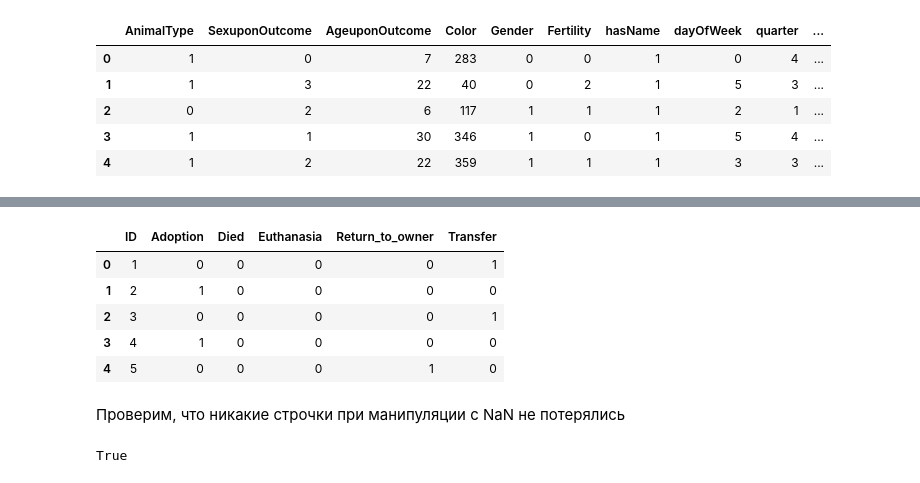
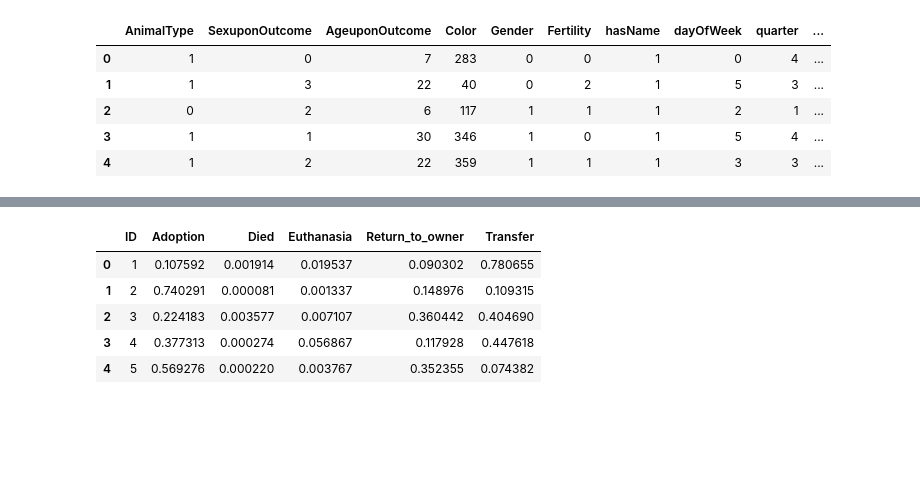
Before and after one commit to lithiumdenis/MLSchool, a Jupyter notebook: 3. Котики и собачки (исходные данные).ipynb, the cells around one changed output, grey strips where cells are left out. Saved outputs shown, nothing was run; the diff lists cells and outputs as text; code cells hidden in the pictures; blank space fills up the shorter version.

```diff
--- a/3. Котики и собачки (исходные данные).ipynb
+++ b/3. Котики и собачки (исходные данные).ipynb
@@ -527,11 +527,12 @@ from sklearn.neighbors import KNeighborsClassifier
 
 clf1 = LogisticRegression(random_state=1234)
 clf3 = GaussianNB()
+clf4 = RandomForestClassifier(random_state=1234)
 clf5 = KNeighborsClassifier()
 
 eclf = VotingClassifier(estimators=[
-    ('lr', clf1), ('gnb', clf3), ('knn', clf5)],
-                         voting='soft', weights=[1,1,2])
+    ('lr', clf1), ('gnb', clf3), ('knn', clf5), ('rf', clf4)],
+                         voting='soft', weights=[1,1,2,4])
 
 scores = cross_val_score(eclf, X_tr, y_tr)
 
@@ -593,18 +555,14 @@ ans_nn, lb = onehot_encode(ans_nn, 'type')
-# %%
-ans_nn
-ans_nn.head()
-# %% [output]
-|  | ID | Adoption | Died | Euthanasia | Return_to_owner | Transfer |
-| 0 | 1 | 0 | 0 | 0 | 0 | 1 |
-| 1 | 2 | 1 | 0 | 0 | 0 | 0 |
-| 2 | 3 | 0 | 0 | 0 | 0 | 1 |
-| 3 | 4 | 1 | 0 | 0 | 0 | 0 |
-| 4 | 5 | 0 | 0 | 0 | 1 | 0 |
-# %% [markdown]
-Проверим, что никакие строчки при манипуляции с NaN не потерялись
-# %%
-test.shape[0] == ans_nn.shape[0]
-# %% [output]
-True
+# %%
+ids = test[['ID']]
+
+result = pd.concat([ids,pd.DataFrame(data = eclf.predict_proba(X_te), columns = encOutcomeType.classes_)], axis=1)
+result.head()
+# %% [output]
+|  | ID | Adoption | Died | Euthanasia | Return_to_owner | Transfer |
+| 0 | 1 | 0.107592 | 0.001914 | 0.019537 | 0.090302 | 0.780655 |
+| 1 | 2 | 0.740291 | 0.000081 | 0.001337 | 0.148976 | 0.109315 |
+| 2 | 3 | 0.224183 | 0.003577 | 0.007107 | 0.360442 | 0.404690 |
+| 3 | 4 | 0.377313 | 0.000274 | 0.056867 | 0.117928 | 0.447618 |
+| 4 | 5 | 0.569276 | 0.000220 | 0.003767 | 0.352355 | 0.074382 |
 # %%
 #Сохраним
```
Also changed, not shown: parts of 7 cells of this notebook, 1 other file.
